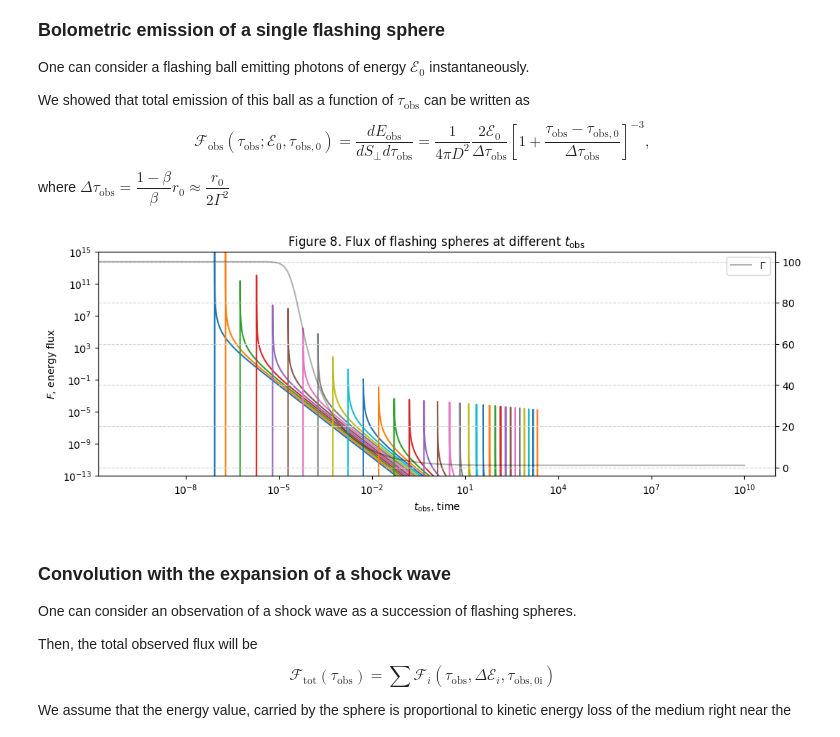
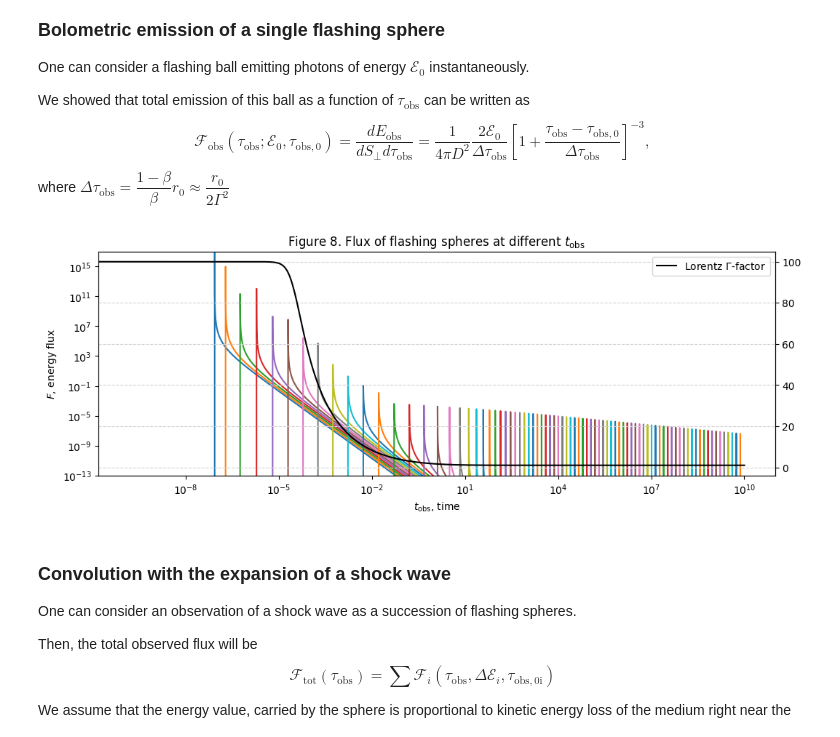
Before and after one commit to KleimenovM/GRBRemnant, a Jupyter notebook: Kleimenov_Schwenkreis_-_Gamma-ray_birsts.ipynb, the cells around one changed output. Drawn from its saved outputs; the diff is of its cells as text; code cells hidden in the pictures.

```diff
--- a/Kleimenov_Schwenkreis_-_Gamma-ray_birsts.ipynb
+++ b/Kleimenov_Schwenkreis_-_Gamma-ray_birsts.ipynb
@@ -241,8 +241,11 @@ Approximate results in $(6)$ allow to solve the expansion equations analytically
 # %%
-def gamma_star(r, gamma):
-    res_correct = np.heaviside(r - 0.01, 0.5) * gamma * (-1 + np.sqrt(1 + 4*r**3*(1 + r**3/gamma**2))) / (2*r**3)
-    res_approx = np.heaviside(0.01 - r, 0.5) * gamma * (1 - r**3)
+def gamma_star_old(r0, gamma):
+    return gamma * (-1 + np.sqrt(1 + 4*r0**3*(1 + r0**3/gamma**2))) / (2*r0**3)
+
+def gamma_star(r0, gamma, r_bnd=0.01):
+    res_correct = np.heaviside(r0 - r_bnd, 0.5) * gamma_star_old(r0, gamma)
+    res_approx = np.heaviside(r_bnd - r0, 0.5) * gamma * (1 - r0**3)
     return res_approx + res_correct
 
-def F(tau, r, gamma):
-    return np.sqrt(1 - (gamma_star(r, gamma))**(-2))
+def F(tau, r0, gamma):
+    return np.sqrt(1 - (gamma_star(r0, gamma))**(-2))
@@ -463,36 +468,36 @@ def flux(tau, tau0, r0, gamma, e0):
 # %%
 n0 = 0
 
 plt.figure(figsize=(12, 4))
 ax = plt.subplot(111)
-for n in range(18, 50):
+for n in range(18, 100):
     tau_0 = t_obs[n0 + n * 100]
     tau_obs = t_obs[n0:]
     r_0 = radius_values[n0 + n * 100]
     gamma_0 = gamma_star(radius_values, gamma0)[n0]
 
     flux_1 = flux(tau_obs, tau_0, r_0, gamma_0, 1)
     ax.plot(tau_obs, flux_1)
 
 ax2 = ax.twinx()
 
 gammas = gamma_star(radius_values, gamma0)
-ax2.plot(t_obs, gammas, color='black', alpha=.3, label=r'$\Gamma$')
+ax2.plot(t_obs, gammas, color='black', label=r'Lorentz $\Gamma$-factor')
 
 ax.set_title(r"Figure 8. Flux of flashing spheres at different $t_\mathrm{obs}$")
 plt.grid(linestyle='--', color='lightgray')
 
 ax.set_xlabel(r'$t_\mathrm{obs}$, time')
 ax.set_xscale('log')
 
 ax.set_ylabel(r'$F$, energy flux')
 ax.set_yscale('log')
-ax.set_ylim(1e-13, 1e15)
+ax.set_ylim(1e-13, 1e17)
 
 plt.legend()
 plt.show()
 # %% [output]
-[figure, old version]
+[figure, new version]
 # %% [markdown]
 ### Convolution with the expansion of a shock wave
 
```
Also changed, not shown: parts of 21 cells of this notebook.
